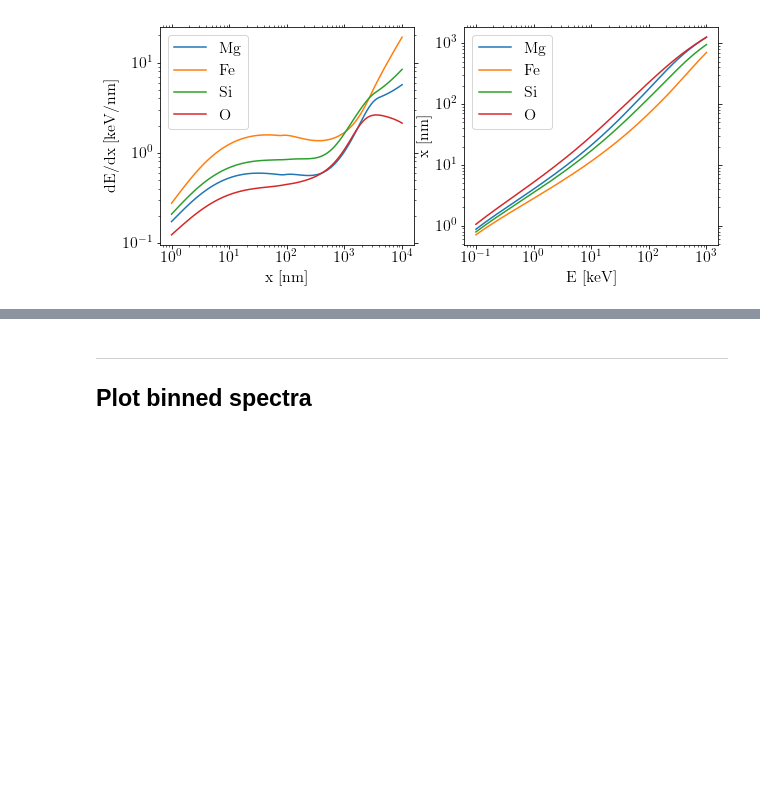
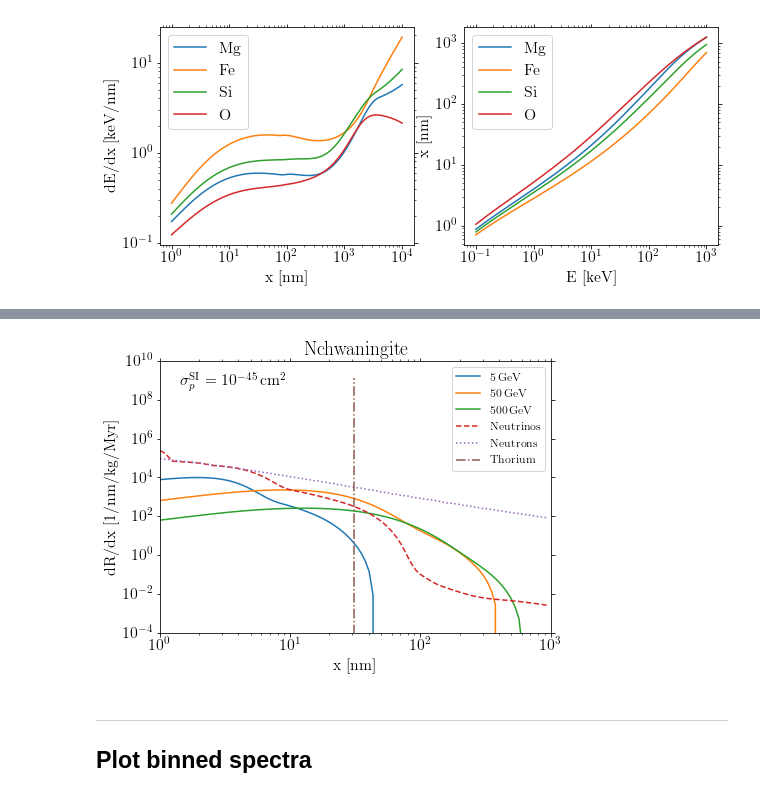
Before and after one commit to tedwards2412/paleo_detectors, a Jupyter notebook: Notebooks/PlotSpectra.ipynb, the cells around one changed output, grey strips where cells are left out. Cells and saved outputs as stored; diff of their text form; code cells hidden in the pictures; blank space fills up the shorter version.

```diff
--- a/Notebooks/PlotSpectra.ipynb
+++ b/Notebooks/PlotSpectra.ipynb
@@ -187,3 +144,7 @@ plotSpectrum(Phlo)
+# %%
+plotSpectrum(Nchw)
+# %% [output]
+[figure, added]
 # %% [markdown]
 ------
 ## Plot binned spectra
```
Also changed, not shown: parts of 20 cells of this notebook, 32 other files.
